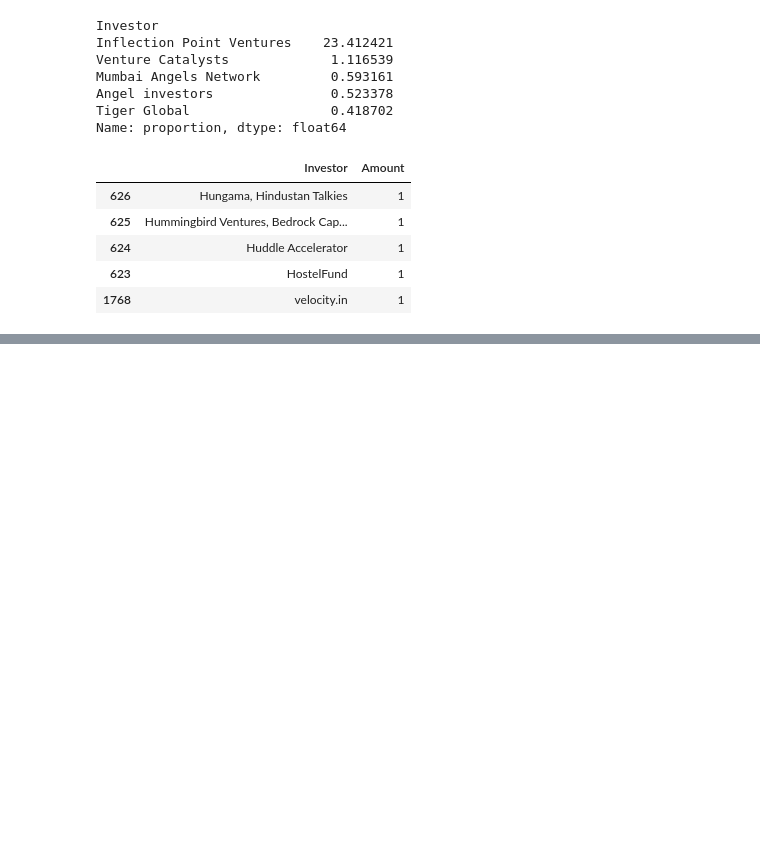
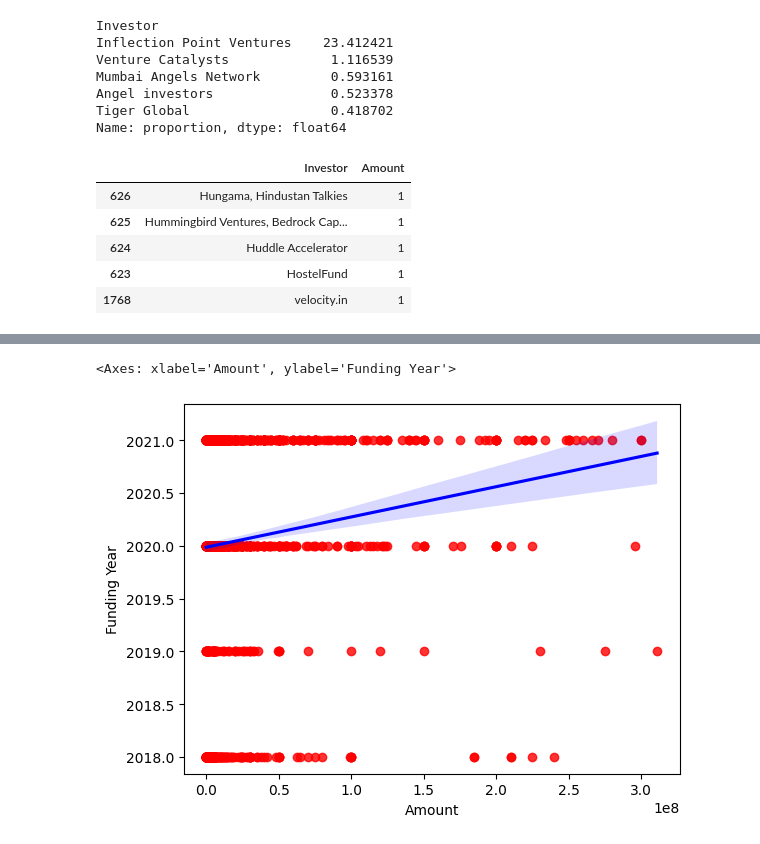
Before and after one commit to UMAR-FAWAZ/Indian_startup_funding_project, a Jupyter notebook: Indian_Startup.ipynb, the cells around one changed output, grey strips where cells are left out. Saved outputs shown, nothing was run; the diff lists cells and outputs as text; code cells hidden in the pictures; blank space fills up the shorter version.

```diff
--- a/Indian_Startup.ipynb
+++ b/Indian_Startup.ipynb
@@ -1606,0 +1641,6 @@ fig.show()
+# %%
+# relationship between Amount and Fundinyear using scatter plot
+sns.regplot(x='Amount', y='Funding Year', data=df, scatter_kws={'color':'red'}, line_kws={'color':'blue'})
+# %% [output]
+<Axes: xlabel='Amount', ylabel='Funding Year'>
+[figure, added]
```
Also changed, not shown: parts of 8 cells of this notebook.
